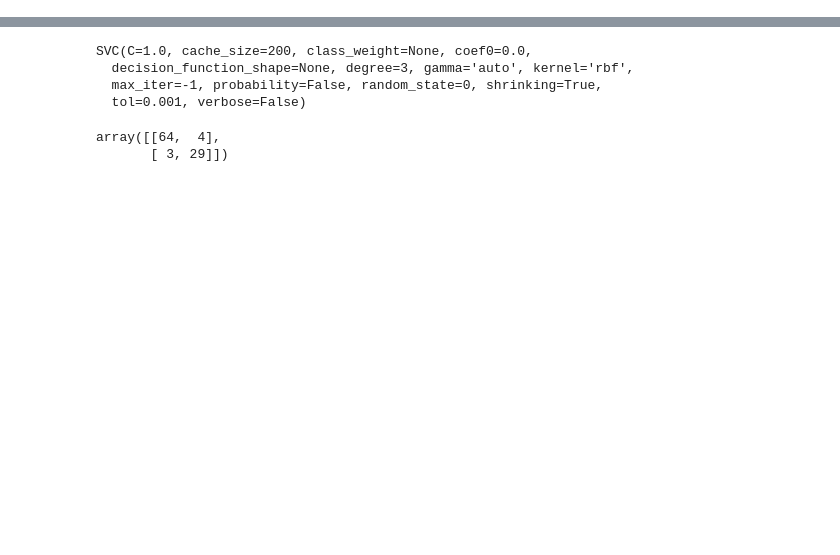
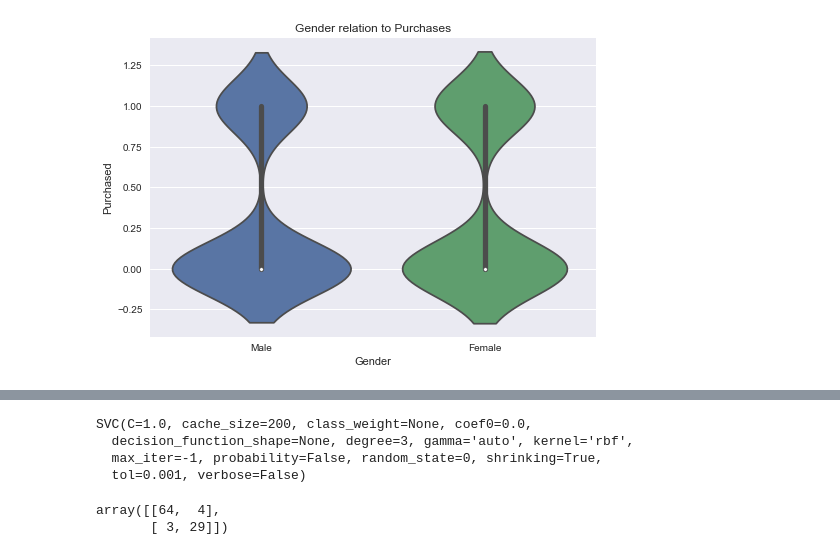
Before and after one commit to TimusLetap/Social-Network-Ads, a Jupyter notebook: Social+Network+Ads.ipynb, the cells around one changed output, grey strips where cells are left out. Cells and saved outputs as stored; diff of their text form; code cells hidden in the pictures; blank space fills up the shorter version.

```diff
--- a/Social+Network+Ads.ipynb
+++ b/Social+Network+Ads.ipynb
@@ -31,0 +40,6 @@ dataset
+# %%
+_= sns.violinplot(x= 'Gender', y= 'Purchased', data= df)
+_= plt.title('Gender relation to Purchases')
+plt.show()
+# %% [output]
+[figure, added]
```
Also changed, not shown: parts of 25 cells of this notebook.
